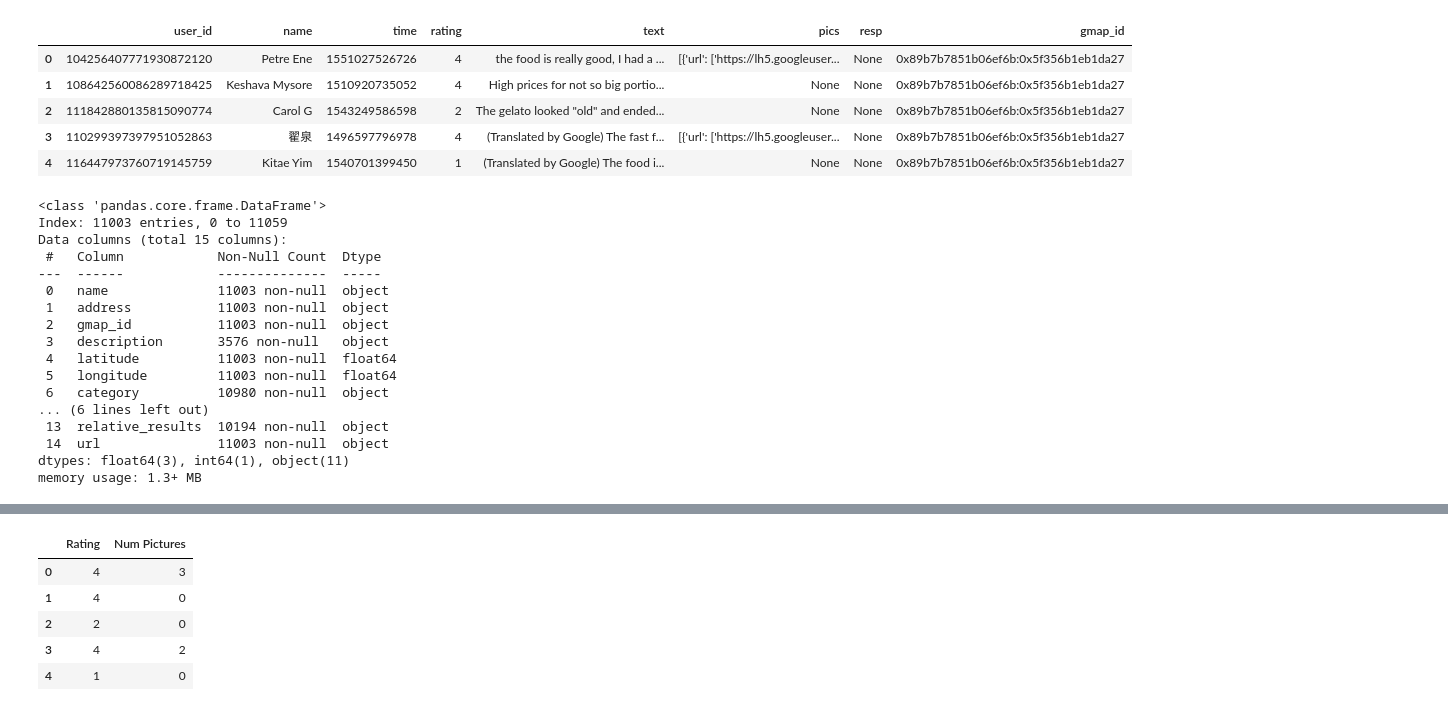
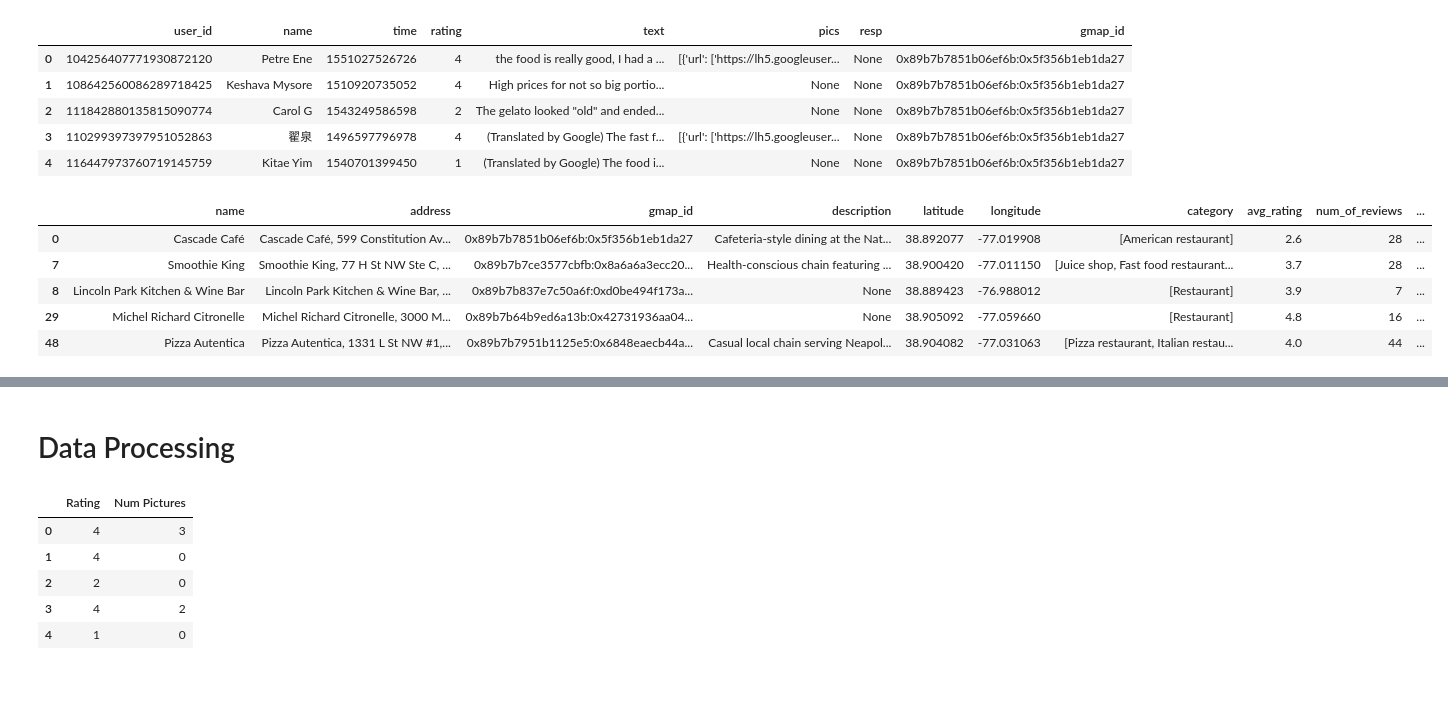
Before and after one commit to logankcc/CMPE351, a Jupyter notebook: src/visualize_data_from_zip.ipynb, the cells around one changed output, grey strips where cells are left out. Saved outputs shown, nothing was run; the diff lists cells and outputs as text; code cells hidden in the pictures; blank space fills up the shorter version.

```diff
--- a/src/visualize_data.ipynb
+++ b/src/visualize_data_from_zip.ipynb
@@ -6,7 +8,12 @@ import plotly.express as px
 # %%
-def parse_gzipped_json(zip_file_path):
-    with gzip.open(zip_file_path, 'r') as file:
-        data = [json.loads(line) for line in file]
-    return data
+def parse_gzipped_json_generator(zip_file_path):
+    with gzip.open(zip_file_path, 'rt', encoding='utf-8') as file:
+        for line in file:
+            yield json.loads(line)
+
+def gzipped_json_to_dataframe(zip_file_path):
+    generator = parse_gzipped_json_generator(zip_file_path)
+    data_frame = pd.DataFrame(generator)
+    return data_frame
 # %%
 review_zip_file_path = '../data/review-District_of_Columbia_10.json.gz'
@@ -22,26 +28,15 @@ review_data_frame.head()
 | 4 | 116447973760719145759 | Kitae Yim | 1540701399450 | 1 | (Translated by Google) The food i... | None | None | 0x89b7b7851b06ef6b:0x5f356b1eb1da27 |
 # %%
 meta_zip_file_path = '../data/meta-District_of_Columbia.json.gz'
-meta_data = parse_gzipped_json(meta_zip_file_path)
-meta_data_frame = pd.DataFrame(meta_data)
+meta_data_frame = gzipped_json_to_dataframe(meta_zip_file_path)
+meta_data_frame = meta_data_frame[meta_data_frame['category'].astype(str).str.contains('restaurant', case=False, na=False)]
 meta_data_frame = meta_data_frame.drop_duplicates(subset='gmap_id')
-meta_data_frame.info()
+meta_data_frame.head()
 # %% [output]
-<class 'pandas.core.frame.DataFrame'>
-Index: 11003 entries, 0 to 11059
-Data columns (total 15 columns):
- #   Column            Non-Null Count  Dtype
----  ------            --------------  -----
- 0   name              11003 non-null  object
- 1   address           11003 non-null  object
- 2   gmap_id           11003 non-null  object
- 3   description       3576 non-null   object
- 4   latitude          11003 non-null  float64
- 5   longitude         11003 non-null  float64
- 6   category          10980 non-null  object
-... (6 lines left out)
- 13  relative_results  10194 non-null  object
- 14  url               11003 non-null  object
-dtypes: float64(3), int64(1), object(11)
-memory usage: 1.3+ MB
+|  | name | address | gmap_id | description | latitude | longitude | category | avg_rating | num_of_reviews | ... |
+| 0 | Cascade Café | Cascade Café, 599 Constitution Av... | 0x89b7b7851b06ef6b:0x5f356b1eb1da27 | Cafeteria-style dining at the Nat... | 38.892077 | -77.019908 | [American restaurant] | 2.6 | 28 | ... |
+| 7 | Smoothie King | Smoothie King, 77 H St NW Ste C, ... | 0x89b7b7ce3577cbfb:0x8a6a6a3ecc20... | Health-conscious chain featuring ... | 38.900420 | -77.011150 | [Juice shop, Fast food restaurant... | 3.7 | 28 | ... |
+| 8 | Lincoln Park Kitchen & Wine Bar | Lincoln Park Kitchen & Wine Bar, ... | 0x89b7b837e7c50a6f:0xd0be494f173a... | None | 38.889423 | -76.988012 | [Restaurant] | 3.9 | 7 | ... |
+| 29 | Michel Richard Citronelle | Michel Richard Citronelle, 3000 M... | 0x89b7b64b9ed6a13b:0x42731936aa04... | None | 38.905092 | -77.059660 | [Restaurant] | 4.8 | 16 | ... |
+| 48 | Pizza Autentica | Pizza Autentica, 1331 L St NW #1,... | 0x89b7b7951b1125e5:0x6848eaecb44a... | Casual local chain serving Neapol... | 38.904082 | -77.031063 | [Pizza restaurant, Italian restau... | 4.0 | 44 | ... |
 # %%
@@ -56,6 +50,8 @@ merged_data_frame.head()
 | 3 | 110299397397951052863 | 翟泉 | 1496597796978 | 4 | (Translated by Google) The fast f... | [{'url': ['https://lh5.googleuser... | None | 0x89b7b7851b06ef6b:0x5f356b1eb1da27 | Cascade Café | Cascade Café, 599 Constitution Av... | ... | ... |
 | 4 | 116447973760719145759 | Kitae Yim | 1540701399450 | 1 | (Translated by Google) The food i... | None | None | 0x89b7b7851b06ef6b:0x5f356b1eb1da27 | Cascade Café | Cascade Café, 599 Constitution Av... | ... | ... |
 5 rows × 22 columns
+# %% [markdown]
+# Data Processing
 # %%
 picture_data_frame = pd.DataFrame(merged_data_frame, columns=['rating', 'pics'])
 picture_data_frame['pics'] = picture_data_frame['pics'].apply(lambda x: len(x) if x is not None else 0)
```
Also changed, not shown: parts of 3 cells of this notebook, 2 other files.
